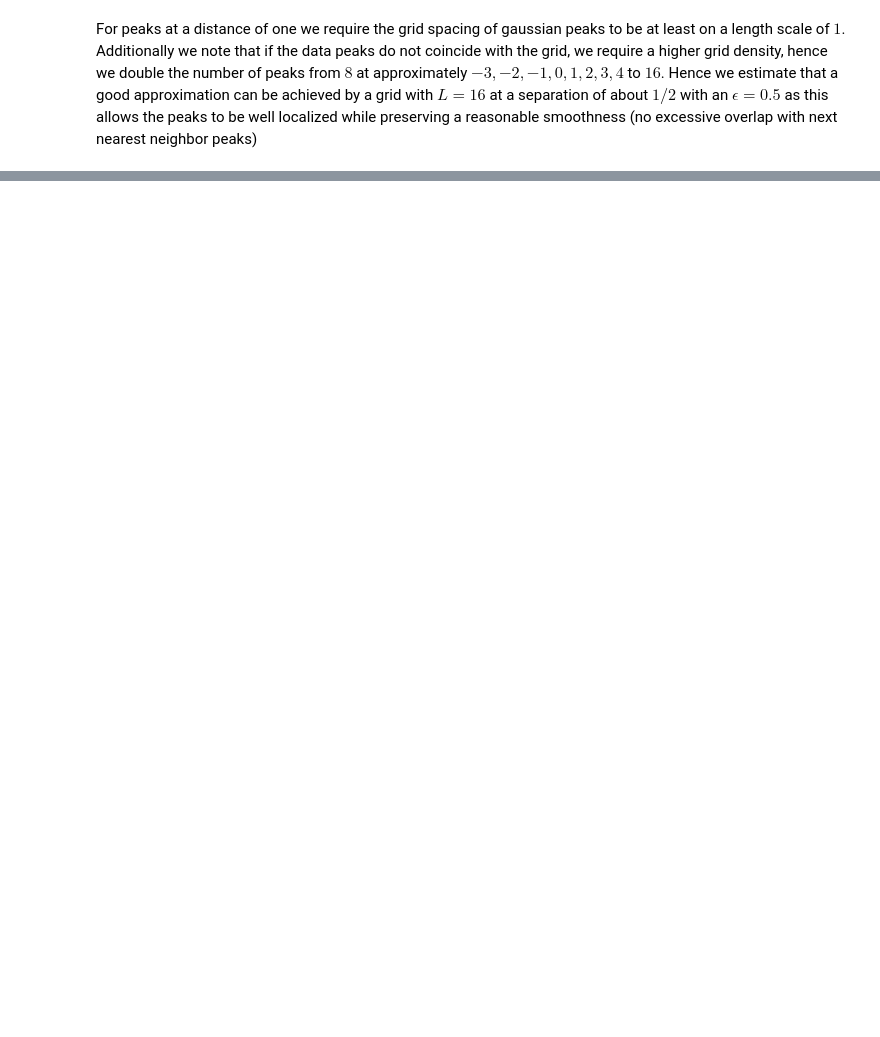
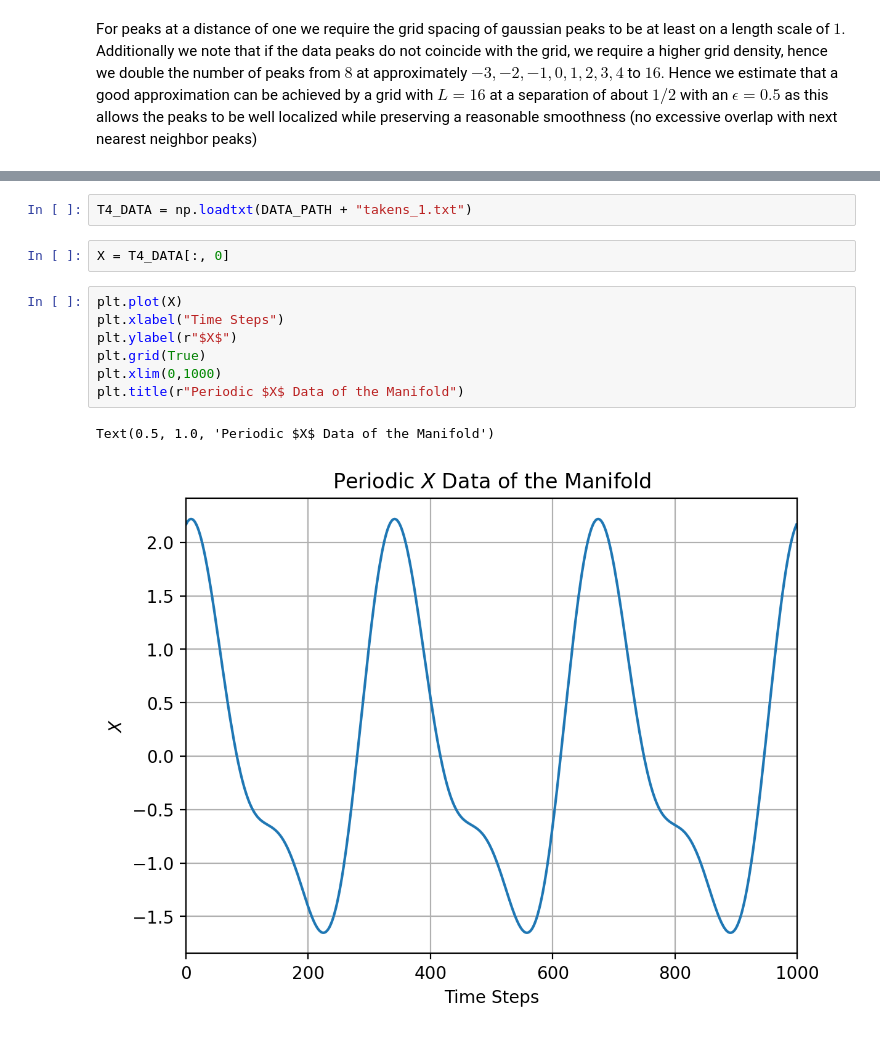
Before and after one commit to Erfan-Mashayekh/MLCMS, a Jupyter notebook: Exercise5/Ex5.ipynb, the cells around one changed output, grey strips where cells are left out. Saved outputs shown, nothing was run; the diff lists cells and outputs as text; blank space fills up the shorter version.

```diff
--- a/Exercise5/Ex5.ipynb
+++ b/Exercise5/Ex5.ipynb
@@ -96,0 +121,14 @@ basic_data_plot_task1(X_b, F_b)
+# %%
+T4_DATA = np.loadtxt(DATA_PATH + "takens_1.txt")
+# %%
+X = T4_DATA[:, 0]
+# %%
+plt.plot(X)
+plt.xlabel("Time Steps")
+plt.ylabel(r"$X$")
+plt.grid(True)
+plt.xlim(0,1000)
+plt.title(r"Periodic $X$ Data of the Manifold")
+# %% [output]
+Text(0.5, 1.0, 'Periodic $X$ Data of the Manifold')
+[figure, added]
```
Also changed, not shown: parts of 10 cells of this notebook, 2 other files.
